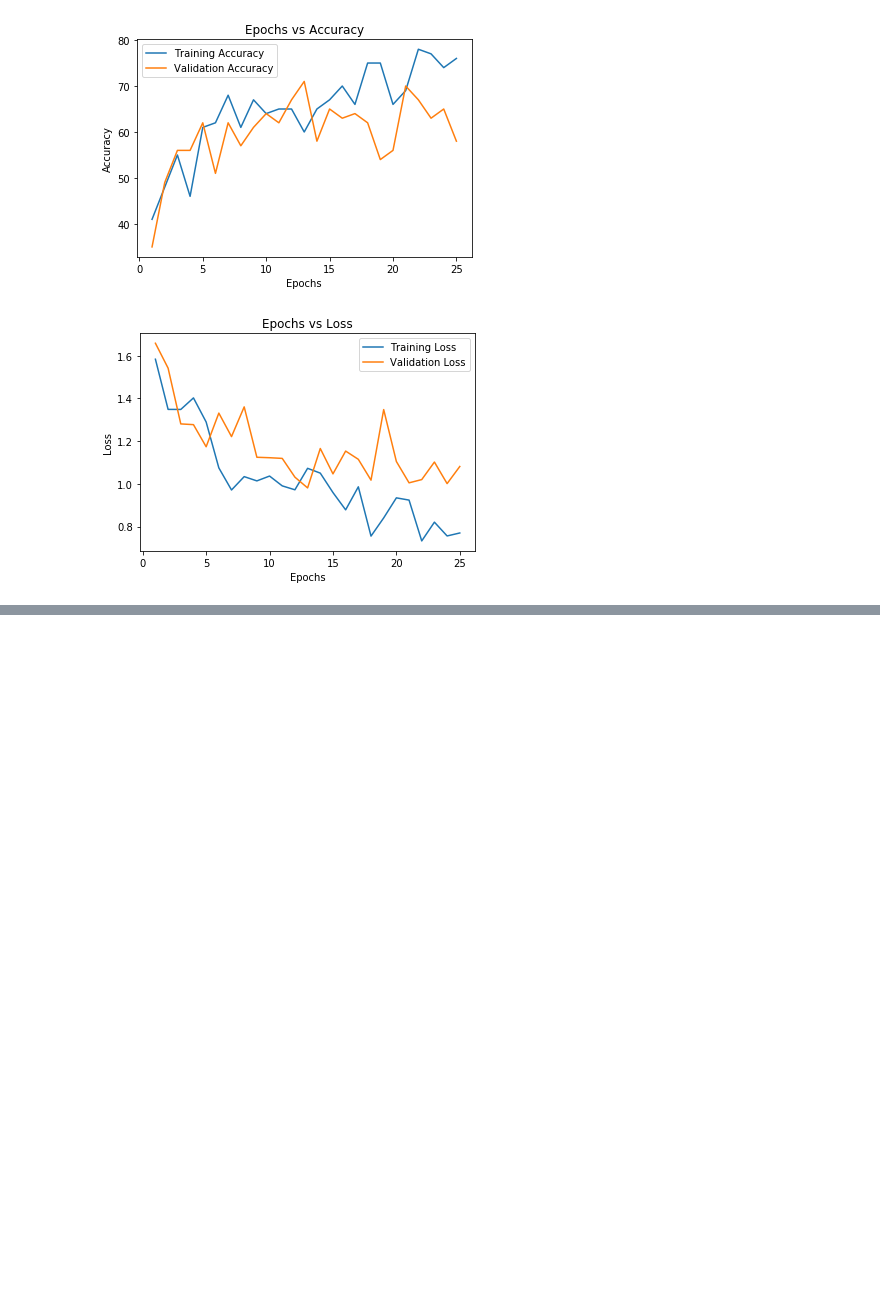
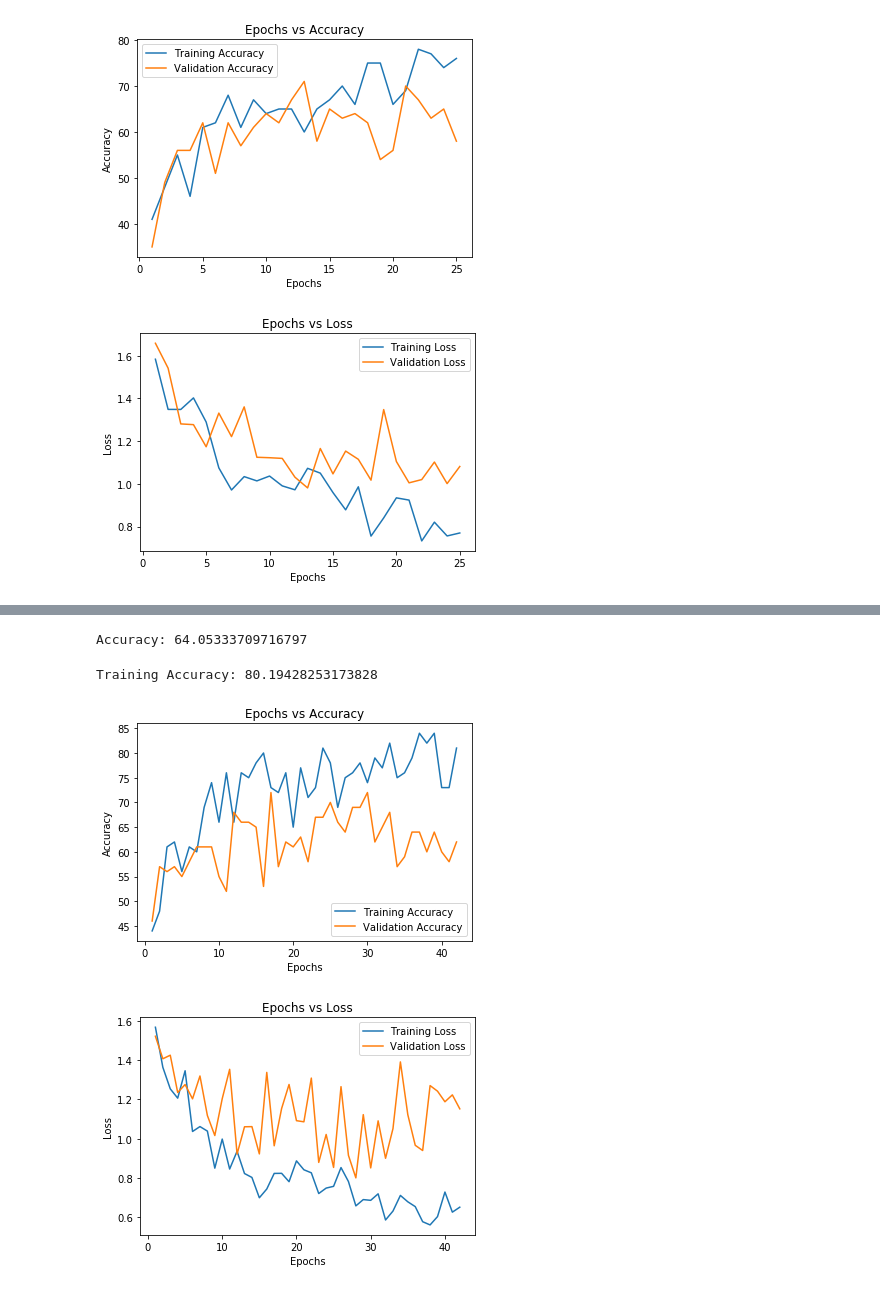
Before and after one commit to chhanganivarun/smai-assignments, a Jupyter notebook: 03/Question1.ipynb, the cells around one changed output, grey strips where cells are left out. Saved outputs shown, nothing was run; the diff lists cells and outputs as text; code cells hidden in the pictures; blank space fills up the shorter version.

```diff
--- a/03/Question1.ipynb
+++ b/03/Question1.ipynb
@@ -594,0 +620,13 @@ plt.show()
+# %%
+device = "cuda" if torch.cuda.is_available() else "cpu"
+# %%
+CNN = CNNModel().to(device)
+# %%
+lr = 0.001
+optimizer = optim.SGD(CNN.parameters(),lr= lr,momentum=0.6)
+criterion = nn.CrossEntropyLoss()
+# %%
+epochs = 25
+iter_n = 0
+iter_total = 0
+stats_list = list()
@@ -595,3 +714,59 @@ plt.show()
+# %%
+total = 0
+correct = 0
+for imgs,labels in valid_loader:
+    imgs = imgs.to(device)
+    labels = labels.to(device)
+
+    preds = CNN(imgs)
+    outputs = torch.argmax(preds.data,1)
+
+    total += imgs.shape[0]
+
+    correct += 100.0*(outputs.cpu() == labels.cpu()).sum()
+accuracy = correct/total
+print('Accuracy: {}'.format(accuracy))
+# %% [output]
+Accuracy: 64.05333709716797
+# %%
+total = 0
+correct = 0
+for imgs,labels in train_loader:
+    imgs = imgs.to(device)
+    labels = labels.to(device)
+
+    preds = CNN(imgs)
+    outputs = torch.argmax(preds.data,1)
+
+    total += imgs.shape[0]
+
+    correct += 100.0*(outputs.cpu() == labels.cpu()).sum()
+accuracy = correct/total
+print('Training Accuracy: {}'.format(accuracy))
+# %% [output]
+Training Accuracy: 80.19428253173828
+# %%
+stats_np = np.array(stats_list)
+plt.figure()
+plt.plot(list(range(1,stats_np.shape[0]+1)),stats_np[:,0],label = "Training Accuracy",)
+plt.plot(list(range(1,stats_np.shape[0]+1)),stats_np[:,1],label = "Validation Accuracy")
+plt.legend()
+plt.xlabel('Epochs')
+plt.ylabel('Accuracy')
+plt.title("Epochs vs Accuracy")
+plt.show()
+
+plt.figure()
+plt.plot(list(range(1,stats_np.shape[0]+1)),stats_np[:,2],label = "Training Loss",)
+plt.plot(list(range(1,stats_np.shape[0]+1)),stats_np[:,3],label = "Validation Loss")
+plt.legend()
+plt.xlabel('Epochs')
+plt.ylabel('Loss')
+plt.title("Epochs vs Loss")
+plt.show()
+# %% [output]
+[figure, added]
+[figure, added]
 # %%
 CNN
 # %% [output]
```
Also changed, not shown: parts of 5 cells of this notebook.
